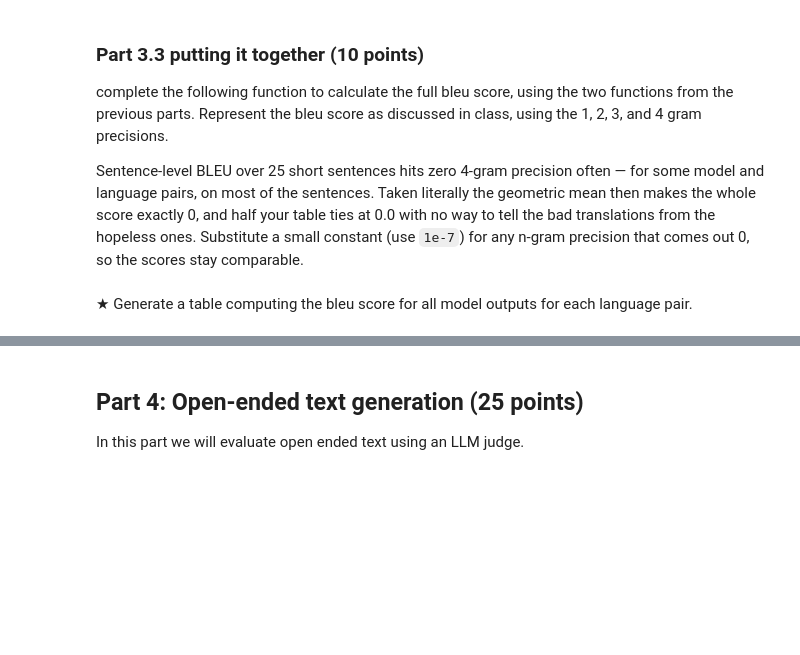
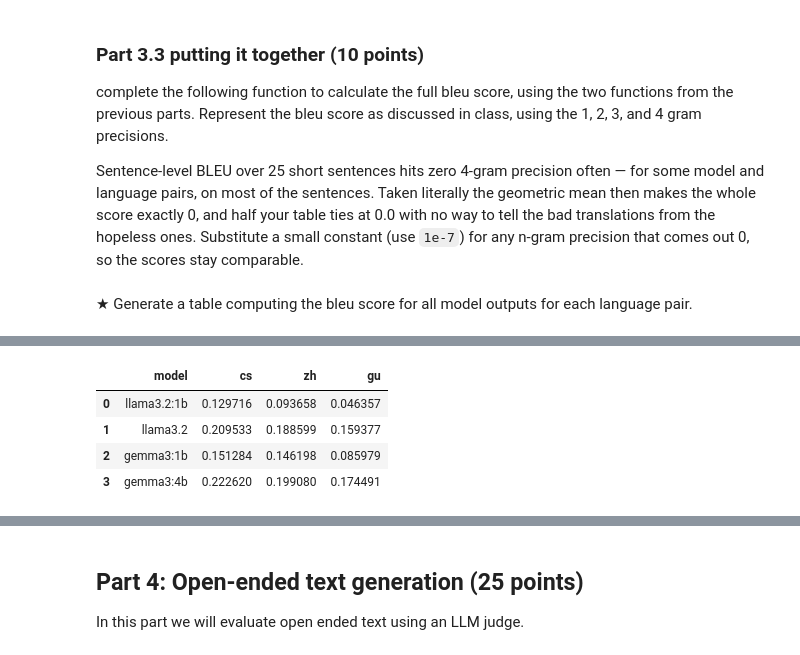
Before and after one commit to suying01/NLP, a Jupyter notebook: HW1.ipynb, the cells around one changed output, grey strips where cells are left out. Cells and saved outputs as stored; diff of their text form; code cells hidden in the pictures; blank space fills up the shorter version.

```diff
--- a/HW1.ipynb
+++ b/HW1.ipynb
@@ -1236,3 +1320,18 @@ for language, dataset, scores in [("cs", dataset_cs, bleu_scores_cs),
+# %%
+# TODO: Scratch space for computing average BLEU and generating a table to compare across models.
+avg_bleu_table = pd.DataFrame({
+    "model": models,
+    "cs": [sum(bleu_scores_cs[m]) / len(bleu_scores_cs[m]) for m in models],
+    "zh": [sum(bleu_scores_zh[m]) / len(bleu_scores_zh[m]) for m in models],
+    "gu": [sum(bleu_scores_gu[m]) / len(bleu_scores_gu[m]) for m in models],
+})
+avg_bleu_table
+# %% [output]
+|  | model | cs | zh | gu |
+| 0 | llama3.2:1b | 0.129716 | 0.093658 | 0.046357 |
+| 1 | llama3.2 | 0.209533 | 0.188599 | 0.159377 |
+| 2 | gemma3:1b | 0.151284 | 0.146198 | 0.085979 |
+| 3 | gemma3:4b | 0.222620 | 0.199080 | 0.174491 |
 # %% [markdown]
 ### Part 3.4 Error Analysis (5 points)
 
```
Also changed, not shown: parts of 8 cells of this notebook.
